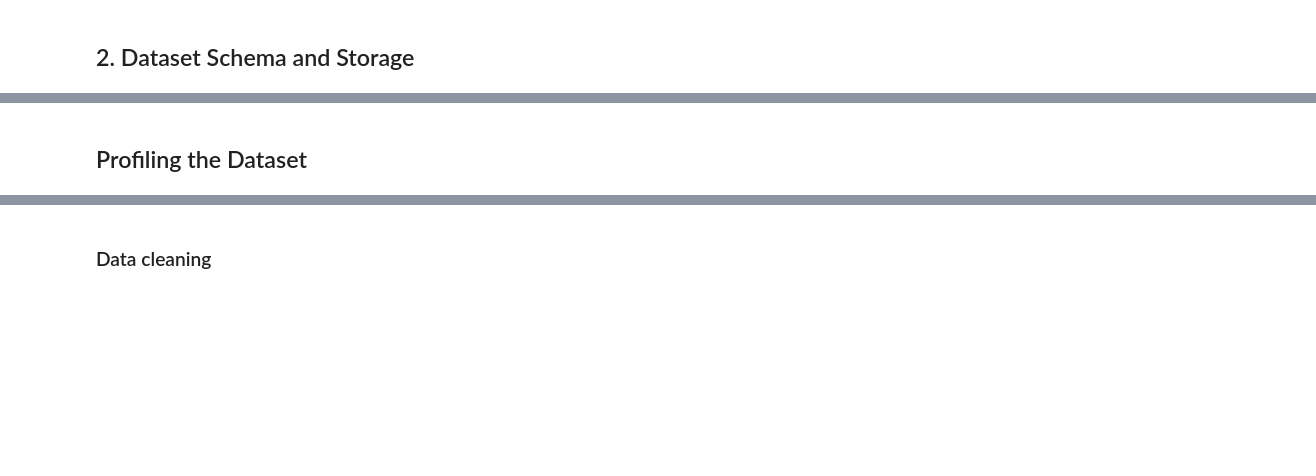
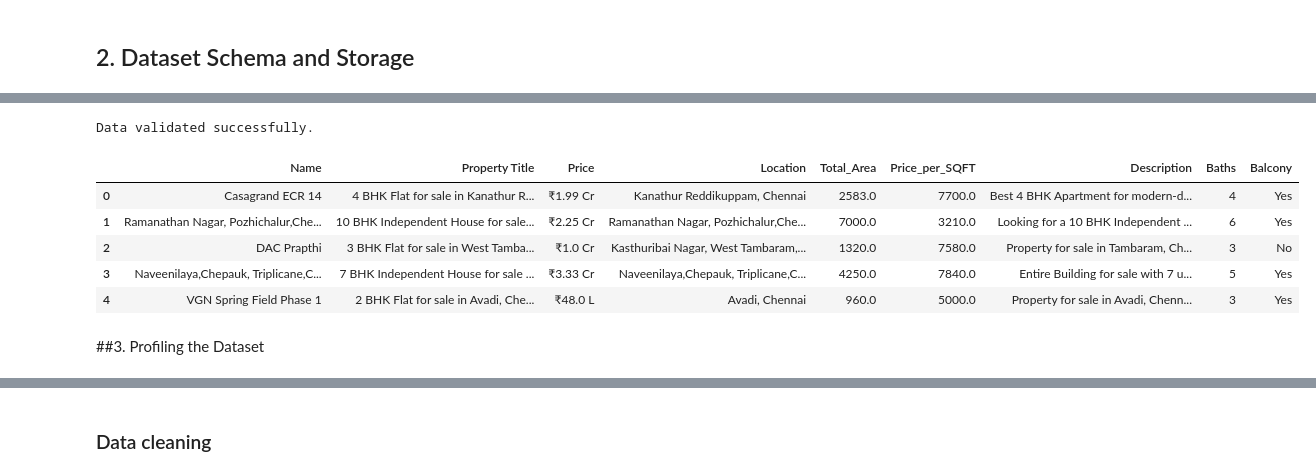
Before and after one commit to karapradeepkumar/Group14_CT1, a Jupyter notebook: Group14_CT1.ipynb, the cells around one changed output, grey strips where cells are left out. Drawn from its saved outputs; the diff is of its cells as text; code cells hidden in the pictures; blank space fills up the shorter version.

```diff
--- a/Group14_CT1.ipynb
+++ b/Group14_CT1.ipynb
@@ -42,0 +88,12 @@ housing_data = pd.read_csv("https://raw.githubusercontent.com/karapradeepkumar/d
+# %%
+# Define dataset Schema for housing dataset loading
+housing_data_schema={
+    'Name': str,
+    'Property Title': str,
+    'Price': str,
+    'Location': str,
+    'Total_Area': float,
+    'Price_per_SQFT': float,
+    'Description': str,
+    'Baths': str,
+    'Balcony': str}
@@ -42,0 +113,9 @@ housing_data = pd.read_csv("https://raw.githubusercontent.com/karapradeepkumar/d
+# %%
+# Validating the data against the constraints
+try:
+  validate(instance=housing_data_schema, schema=housing_data_schema_val)
+  print("Data validated successfully.")
+except Exception as e:
+  print(f"Error validating the data: {e}")
+# %% [output]
+Data validated successfully.
@@ -43,3 +127,14 @@ housing_data = pd.read_csv("https://raw.githubusercontent.com/karapradeepkumar/d
+# %%
+# make a copy of the data and display first few rows of the data
+housing_data = data.copy()
+housing_data.head()
+# %% [output]
+|  | Name | Property Title | Price | Location | Total_Area | Price_per_SQFT | Description | Baths | Balcony |
+| 0 | Casagrand ECR 14 | 4 BHK Flat for sale in Kanathur R... | ₹1.99 Cr | Kanathur Reddikuppam, Chennai | 2583.0 | 7700.0 | Best 4 BHK Apartment for modern-d... | 4 | Yes |
+| 1 | Ramanathan Nagar, Pozhichalur,Che... | 10 BHK Independent House for sale... | ₹2.25 Cr | Ramanathan Nagar, Pozhichalur,Che... | 7000.0 | 3210.0 | Looking for a 10 BHK Independent ... | 6 | Yes |
+| 2 | DAC Prapthi | 3 BHK Flat for sale in West Tamba... | ₹1.0 Cr | Kasthuribai Nagar, West Tambaram,... | 1320.0 | 7580.0 | Property for sale in Tambaram, Ch... | 3 | No |
+| 3 | Naveenilaya,Chepauk, Triplicane,C... | 7 BHK Independent House for sale ... | ₹3.33 Cr | Naveenilaya,Chepauk, Triplicane,C... | 4250.0 | 7840.0 | Entire Building for sale with 7 u... | 5 | Yes |
+| 4 | VGN Spring Field Phase 1 | 2 BHK Flat for sale in Avadi, Che... | ₹48.0 L | Avadi, Chennai | 960.0 | 5000.0 | Property for sale in Avadi, Chenn... | 3 | Yes |
 # %% [markdown]
-## Profiling the Dataset
+##3. Profiling the Dataset
 # %%
```
Also changed, not shown: parts of 106 cells of this notebook.
